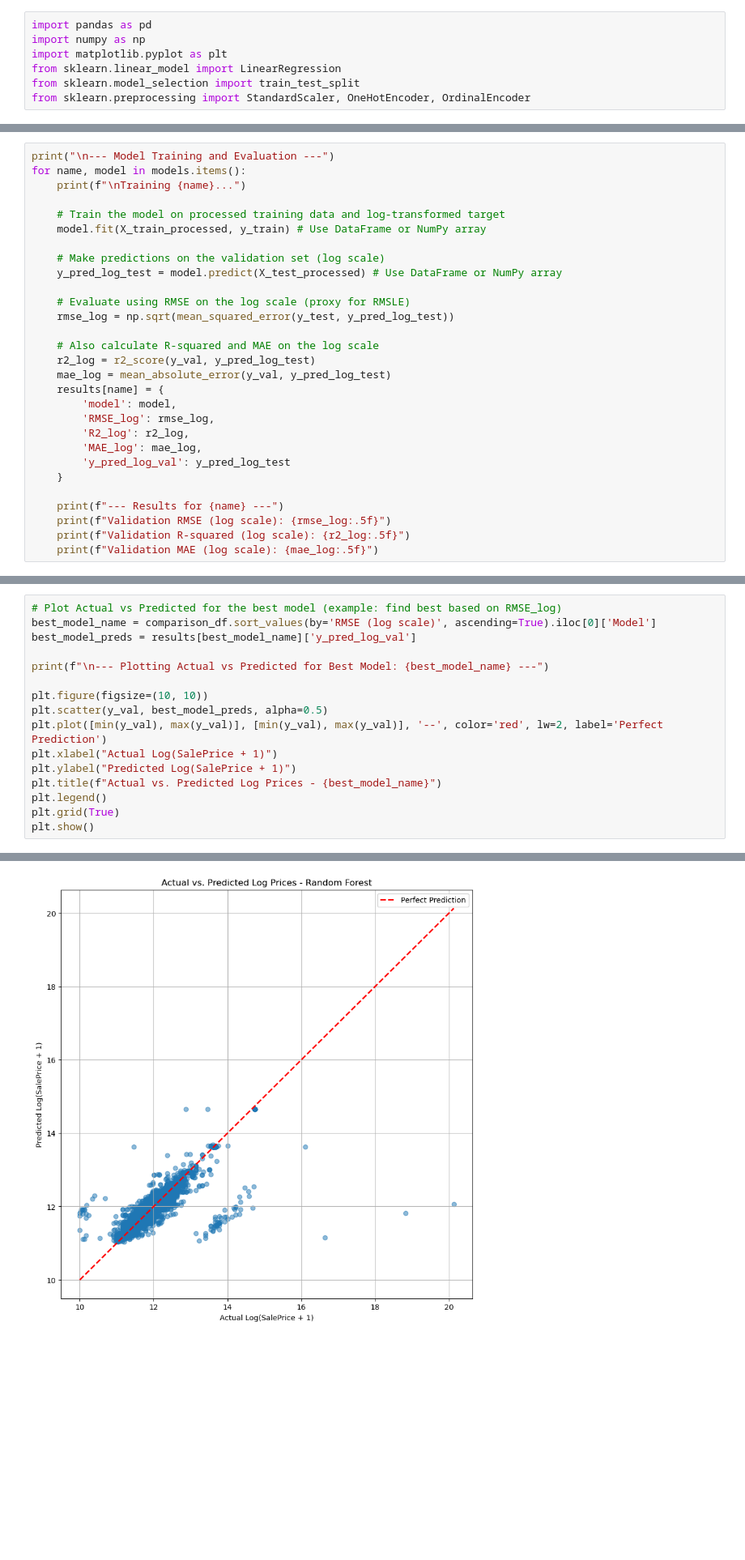
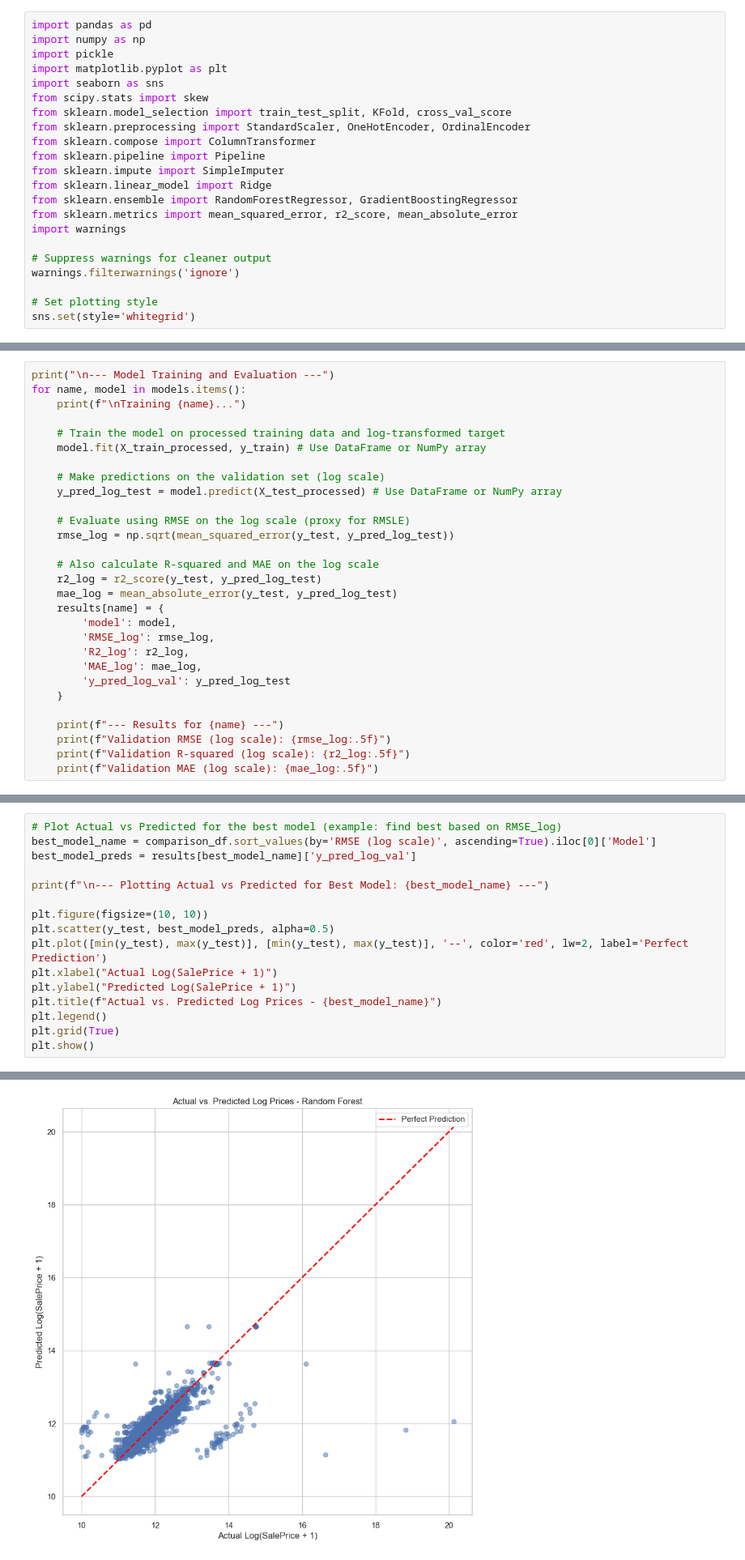
Before and after one commit to azizcs462/PricePrediction, a Jupyter notebook: DSAssignment.ipynb, the cells around one changed output, grey strips where cells are left out. Shown: that part at 81% size. Drawn from its saved outputs; the diff is of its cells as text; blank space fills up the shorter version.

```diff
--- a/DSAssignment.ipynb
+++ b/DSAssignment.ipynb
@@ -3,10 +3,25 @@
 # %%
 import pandas as pd
 import numpy as np
+import pickle
 import matplotlib.pyplot as plt
-from sklearn.linear_model import LinearRegression
-from sklearn.model_selection import train_test_split
+import seaborn as sns
+from scipy.stats import skew
+from sklearn.model_selection import train_test_split, KFold, cross_val_score
 from sklearn.preprocessing import StandardScaler, OneHotEncoder, OrdinalEncoder
+from sklearn.compose import ColumnTransformer
+from sklearn.pipeline import Pipeline
+from sklearn.impute import SimpleImputer
+from sklearn.linear_model import Ridge
+from sklearn.ensemble import RandomForestRegressor, GradientBoostingRegressor
+from sklearn.metrics import mean_squared_error, r2_score, mean_absolute_error
+import warnings
+
+# Suppress warnings for cleaner output
+warnings.filterwarnings('ignore')
+
+# Set plotting style
+sns.set(style='whitegrid')
 # %% [markdown]
 ## <font color='Green'>2.Data Reading</h2></font>
 # %%
@@ -292,8 +317,8 @@ for name, model in models.items():
     rmse_log = np.sqrt(mean_squared_error(y_test, y_pred_log_test))
 
     # Also calculate R-squared and MAE on the log scale
-    r2_log = r2_score(y_val, y_pred_log_test)
-    mae_log = mean_absolute_error(y_val, y_pred_log_test)
+    r2_log = r2_score(y_test, y_pred_log_test)
+    mae_log = mean_absolute_error(y_test, y_pred_log_test)
     results[name] = {
         'model': model,
         'RMSE_log': rmse_log,
@@ -351,22 +376,22 @@ print(comparison_df.sort_values(by='RMSE (log scale)', ascending=True))
 # %%
 # Plot Actual vs Predicted for the best model (example: find best based on RMSE_log)
 best_model_name = comparison_df.sort_values(by='RMSE (log scale)', ascending=True).iloc[0]['Model']
 best_model_preds = results[best_model_name]['y_pred_log_val']
 
 print(f"\n--- Plotting Actual vs Predicted for Best Model: {best_model_name} ---")
 
 plt.figure(figsize=(10, 10))
-plt.scatter(y_val, best_model_preds, alpha=0.5)
-plt.plot([min(y_val), max(y_val)], [min(y_val), max(y_val)], '--', color='red', lw=2, label='Perfect Prediction')
+plt.scatter(y_test, best_model_preds, alpha=0.5)
+plt.plot([min(y_test), max(y_test)], [min(y_test), max(y_test)], '--', color='red', lw=2, label='Perfect Prediction')
 plt.xlabel("Actual Log(SalePrice + 1)")
 plt.ylabel("Predicted Log(SalePrice + 1)")
 plt.title(f"Actual vs. Predicted Log Prices - {best_model_name}")
 plt.legend()
 plt.grid(True)
 plt.show()
 # %% [output]
 --- Plotting Actual vs Predicted for Best Model: Random Forest ---
-[figure, old version]
+[figure, new version]
 # %%
 predictionModel = models['Random Forest']
 predictionModel
```
Also changed, not shown: parts of 19 cells of this notebook, 5 other files.
